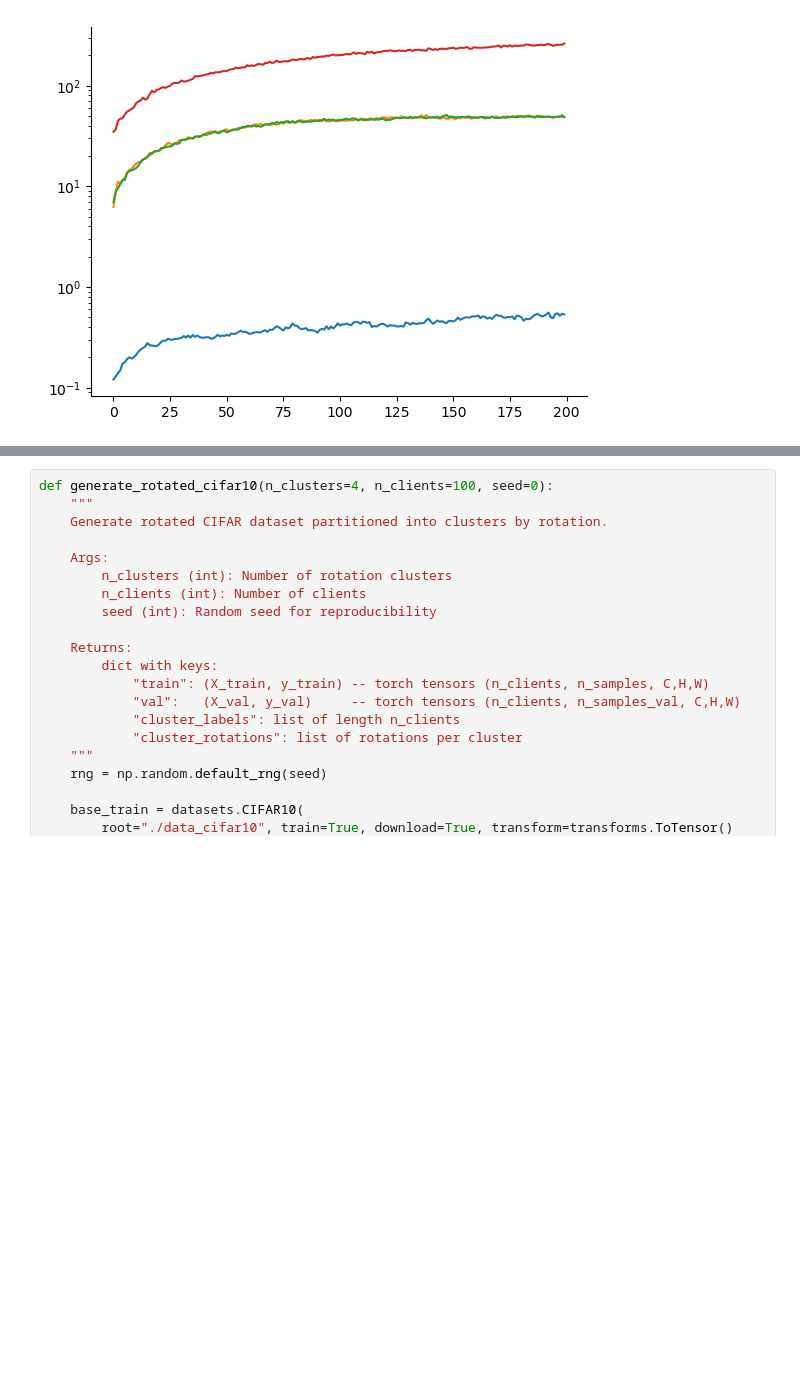
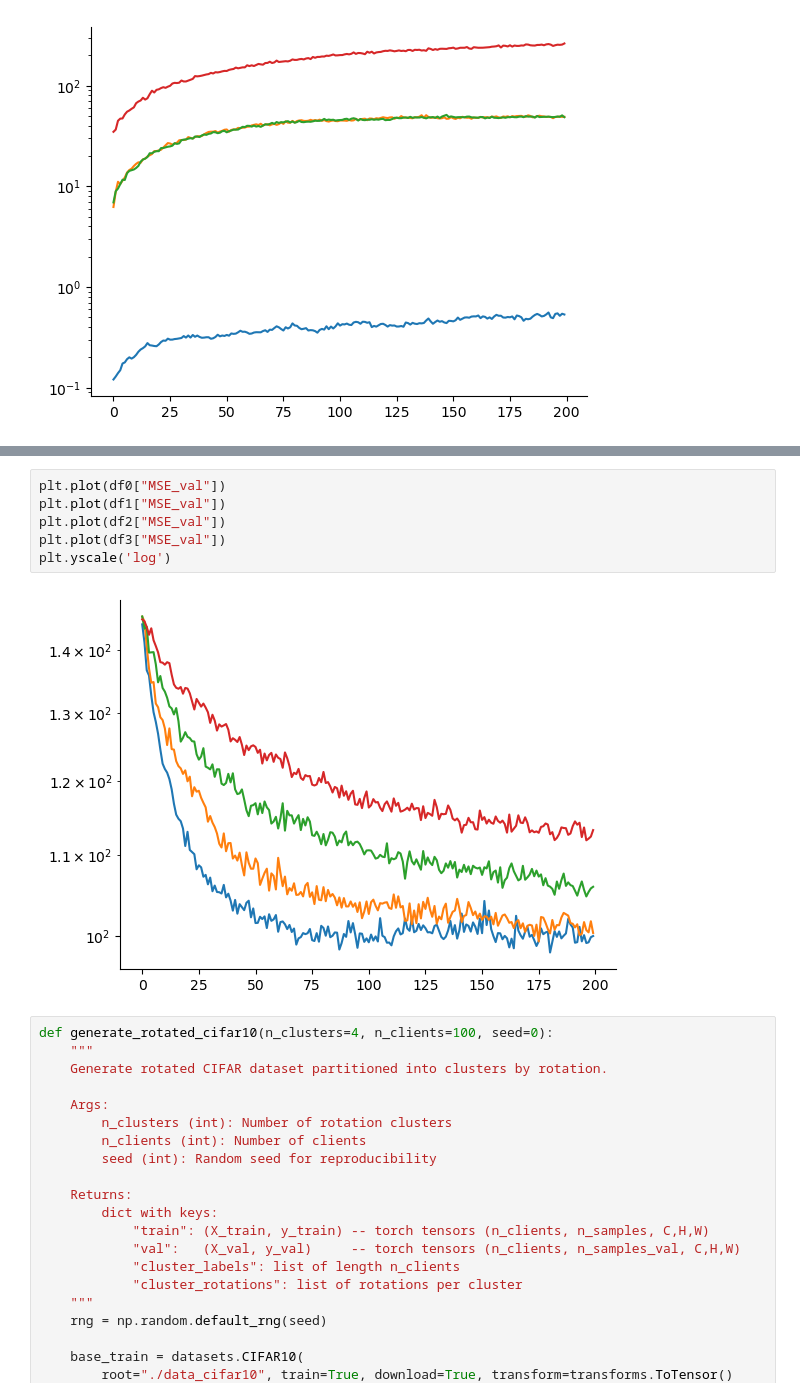
Before and after one commit to shamPJ/PersFL, a Jupyter notebook: notebooks/persFL-Copy2.ipynb, the cells around one changed output, grey strips where cells are left out. Saved outputs shown, nothing was run; the diff lists cells and outputs as text; blank space fills up the shorter version.

```diff
--- a/notebooks/persFL-Copy2.ipynb
+++ b/notebooks/persFL-Copy2.ipynb
@@ -1049,3 +1057,11 @@ plt.ylim(0,5)
+# %%
+plt.plot(df0["MSE_val"])
+plt.plot(df1["MSE_val"])
+plt.plot(df2["MSE_val"])
+plt.plot(df3["MSE_val"])
+plt.yscale('log')
+# %% [output]
+[figure, added]
 # %%
 def generate_rotated_cifar10(n_clusters=4, n_clients=100, seed=0):
     """
```
Also changed, not shown: parts of 3 cells of this notebook.
